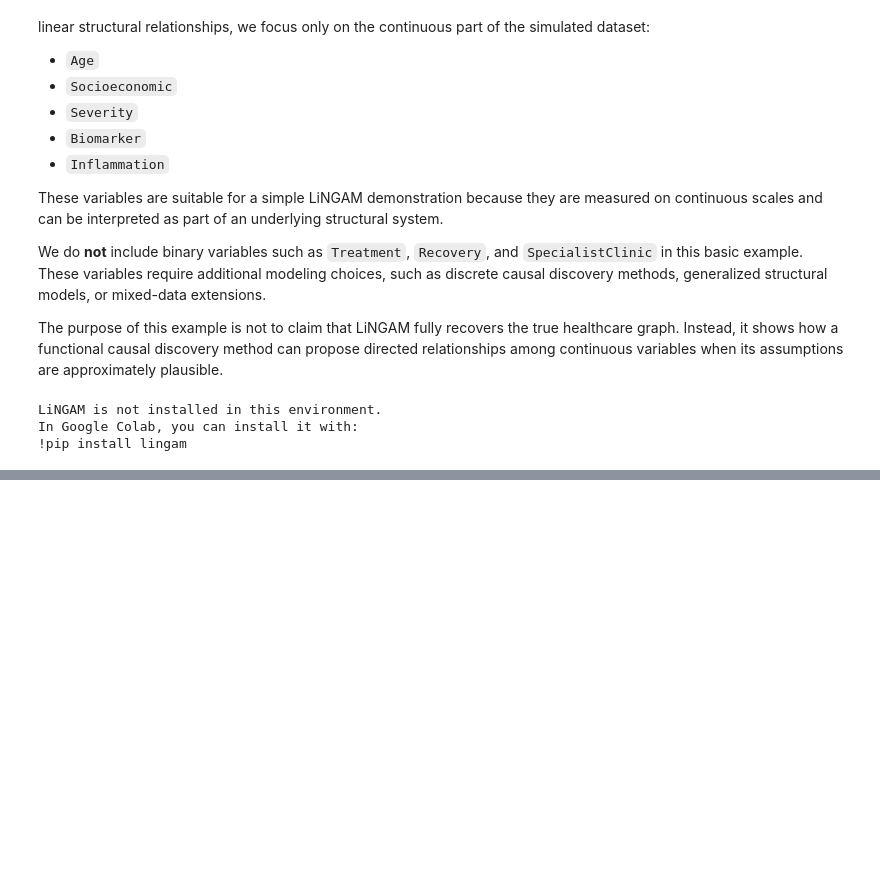
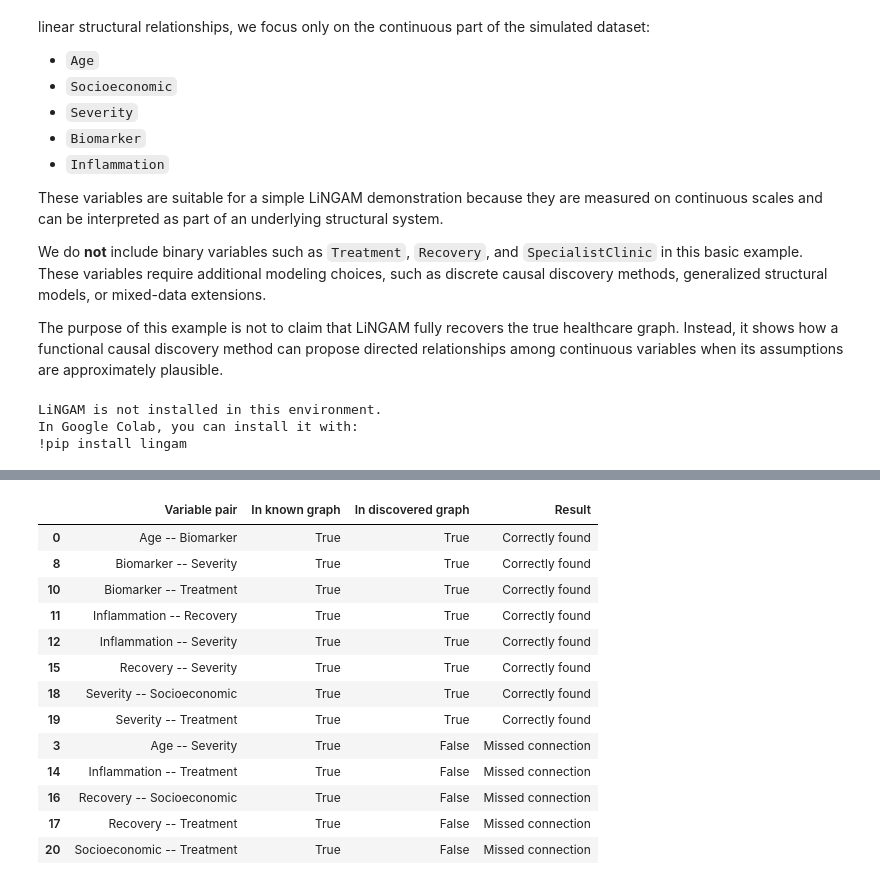
Before and after one commit to Ci2Lab/Causal-Intelligence-Course, a Jupyter notebook: Lectures/02_Causal_Graphs_Discovery.ipynb, the cells around one changed output, grey strips where cells are left out. Drawn from its saved outputs; the diff is of its cells as text; code cells hidden in the pictures; blank space fills up the shorter version.

```diff
--- a/Lectures/02_Causal_Graphs_Discovery.ipynb
+++ b/Lectures/02_Causal_Graphs_Discovery.ipynb
@@ -2613,0 +3194,70 @@ When building a causal graph for a project, use the following checklist:
+# %%
+# ---------------------------------------------------------------------
+# Detailed comparison for each variable pair
+# ---------------------------------------------------------------------
+
+all_pairs = {
+    tuple(sorted((a, b)))
+    for i, a in enumerate(variables_for_discovery)
+    for b in variables_for_discovery[i + 1:]
+}
+
+edge_comparison = []
+
+for pair in sorted(all_pairs):
+
+    in_known = pair in known_connections
+    in_discovered = pair in discovered_connections
+
+    if in_known and in_discovered:
+        status = "Correctly found"
+    elif in_known and not in_discovered:
+        status = "Missed connection"
+    elif not in_known and in_discovered:
+        status = "Extra connection"
+    else:
+        status = "Correctly absent"
+
+    edge_comparison.append({
+        "Variable pair": " -- ".join(pair),
+        "In known graph": in_known,
+        "In discovered graph": in_discovered,
+        "Result": status,
+    })
+
+edge_comparison_df = pd.DataFrame(edge_comparison)
+
+# Show only the informative rows
+informative_results = edge_comparison_df[
+    edge_comparison_df["Result"].isin([
+        "Correctly found",
+        "Missed connection",
+        "Extra connection"
+    ])
+].copy()
+
+status_order = {
+    "Correctly found": 0,
+    "Missed connection": 1,
+    "Extra connection": 2,
+}
+
+informative_results["Order"] = informative_results["Result"].map(status_order)
+informative_results = informative_results.sort_values(["Order", "Variable pair"]).drop(columns="Order")
+
+display(informative_results)
+# %% [output]
+|  | Variable pair | In known graph | In discovered graph | Result |
+| 0 | Age -- Biomarker | True | True | Correctly found |
+| 8 | Biomarker -- Severity | True | True | Correctly found |
+| 10 | Biomarker -- Treatment | True | True | Correctly found |
+| 11 | Inflammation -- Recovery | True | True | Correctly found |
+| 12 | Inflammation -- Severity | True | True | Correctly found |
+| 15 | Recovery -- Severity | True | True | Correctly found |
+| 18 | Severity -- Socioeconomic | True | True | Correctly found |
+| 19 | Severity -- Treatment | True | True | Correctly found |
+| 3 | Age -- Severity | True | False | Missed connection |
+| 14 | Inflammation -- Treatment | True | False | Missed connection |
+| 16 | Recovery -- Socioeconomic | True | False | Missed connection |
+| 17 | Recovery -- Treatment | True | False | Missed connection |
+| 20 | Socioeconomic -- Treatment | True | False | Missed connection |
```
Also changed, not shown: parts of 58 cells of this notebook, 2 other files.
